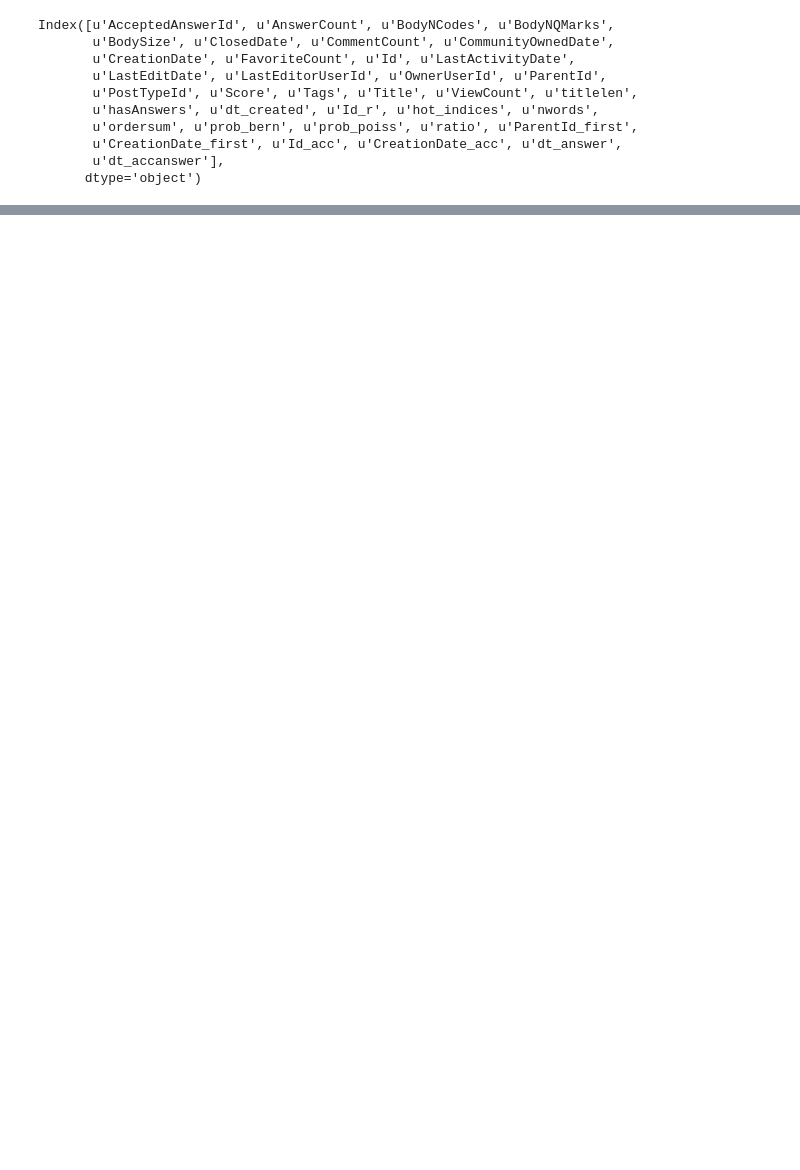
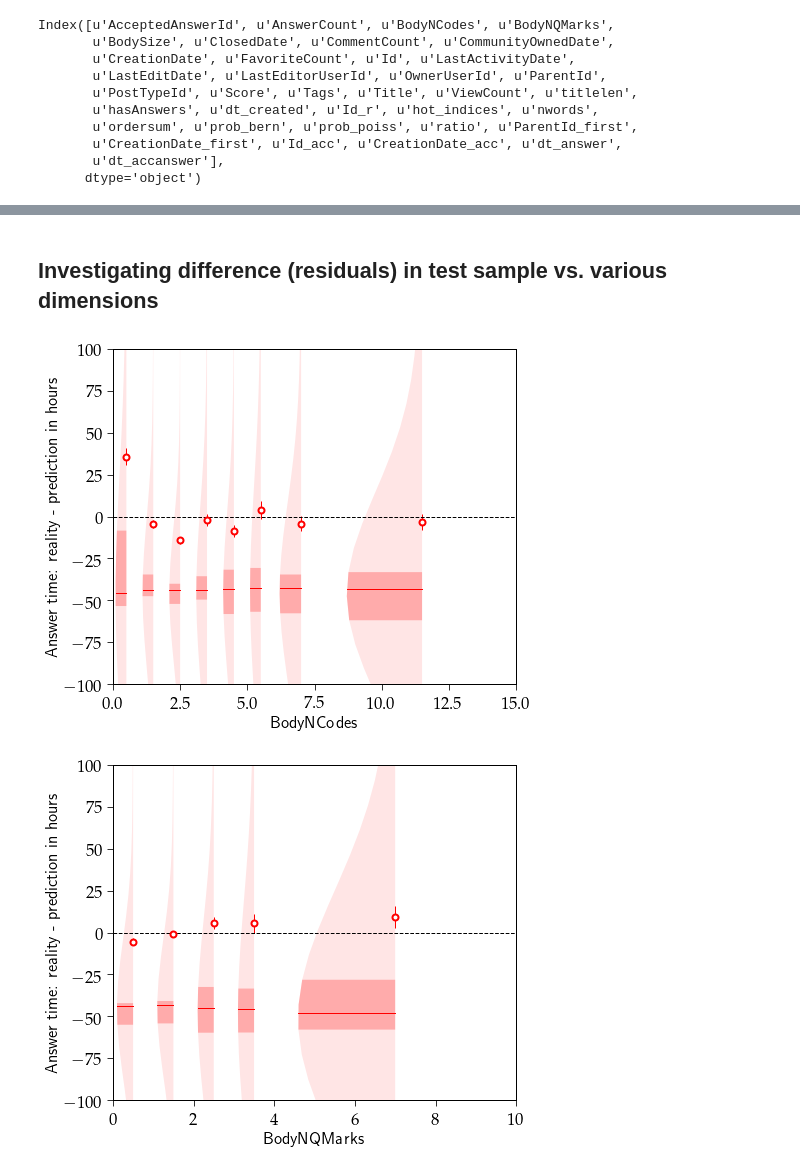
Before and after one commit to AkagiShigeru/incubator-overflow, a Jupyter notebook: stackoverflow-answer.ipynb, the cells around one changed output, grey strips where cells are left out. Cells and saved outputs as stored; diff of their text form; code cells hidden in the pictures; blank space fills up the shorter version.

Commit message:
more time dependent analysis with ridge and random forest.

```diff
--- a/stackoverflow-answer.ipynb
+++ b/stackoverflow-answer.ipynb
@@ -119,0 +177,14 @@ for i, col in enumerate(cols):
+# %%
+pipe_feat_fct = lambda a: Pipeline([
+         ("cst", ColumnSelectTransformer([col for col in qstrain.columns if "_norm" in col])),
+         ("poly", PolynomialFeatures(degree=3)),
+         ("ridge", Ridge(alpha=a, normalize=True))
+#          ("ranforest", RandomForestRegressor(n_estimators=a))
+    ])
+
+pipe_feat = pipe_feat_fct(1)
+# %%
+pipe_feat.fit(qstrain, qstrain[label])
+pred = pipe_feat.predict(qstest)
+print np.column_stack((pred, qstest[label]))
+print pipe_feat.score(qstest, qstest[label])
@@ -119,0 +204,21 @@ for i, col in enumerate(cols):
+# %% [markdown]
+## Investigating difference (residuals) in test sample vs. various dimensions
+# %%
+cols = [col.replace("_norm", "") for col in qstrain.columns if "_norm" in col] + ["dt_accanswer_hour"]
+for i, col in enumerate(cols):
+    diff = qstest[label] - pred
+    yquants = mquantiles(diff, prob=[0.05, 0.95])
+    xquants = mquantiles(qstest[col], prob=np.linspace(0.01, 0.99, 20))
+    plt.figure(i, figsize=(8, 6))
+    plt.xlabel("%s" % col)
+    plt.ylabel(r"Answer time: reality - prediction in hours")
+    QuickSlicePlot(qstest[col], diff, qstest.dt_accanswer_hour, zbins=1, yrange=yquants,
+                   xbins=xquants, draw="amv", color="red", ms=6,
+                   axes=plt.gca())
+    plt.axhline(0, lw=1, ls="--", color="k")
+    plt.ylim(-100, 100)
+    plt.xlim(min(xquants), max(xquants))
+    plt.show()
+# %% [output]
+[figure, added]
+[figure, added]
```
Also changed, not shown: parts of 16 cells of this notebook, 3 other files.
